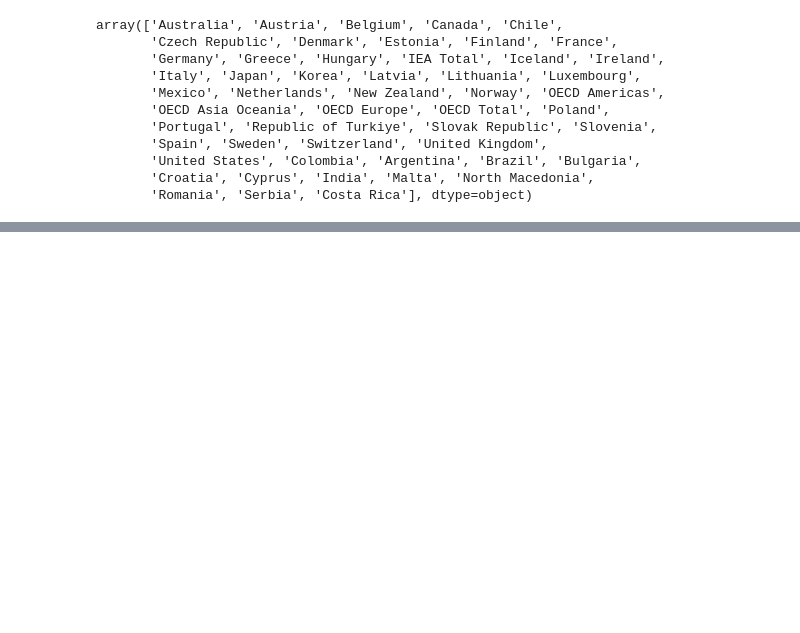
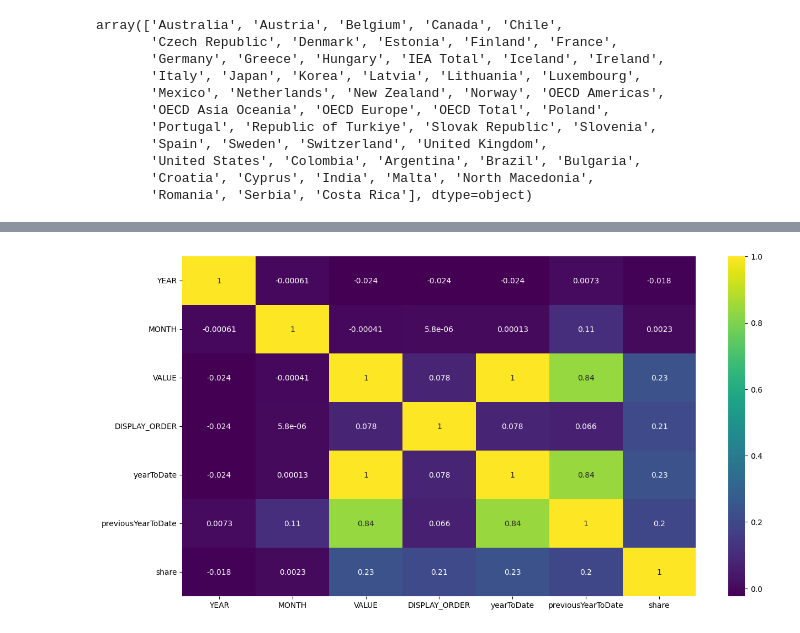
Before and after one commit to ibranbhan/DataScienceProject_electricity_production, a Jupyter notebook: final.ipynb, the cells around one changed output, grey strips where cells are left out. Cells and saved outputs as stored; diff of their text form; code cells hidden in the pictures; blank space fills up the shorter version.

```diff
--- a/final.ipynb
+++ b/final.ipynb
@@ -99,0 +219,5 @@ Number of rows after removing duplcates: 181915
+# %%
+#replace null values with 0
+
+df.fillna(0, inplace=True)
+df.isnull().sum()
@@ -99,0 +243,3 @@ Number of rows after removing duplcates: 181915
+# %%
+#drop columns
+df.drop(['CODE_TIME','TIME','MONTH_NAME'], axis=1, inplace=True)
@@ -99,0 +255,10 @@ Number of rows after removing duplcates: 181915
+# %%
+
+numeric_columns = df.select_dtypes(include=['float64', 'int64']).columns
+correlation_matrix = df[numeric_columns].corr(method='pearson')
+
+plt.figure(figsize=(15, 8))
+sns.heatmap(correlation_matrix, annot=True, cmap='viridis')
+plt.show()
+# %% [output]
+[figure, added]
```
Also changed, not shown: parts of 28 cells of this notebook, 4 other files.
